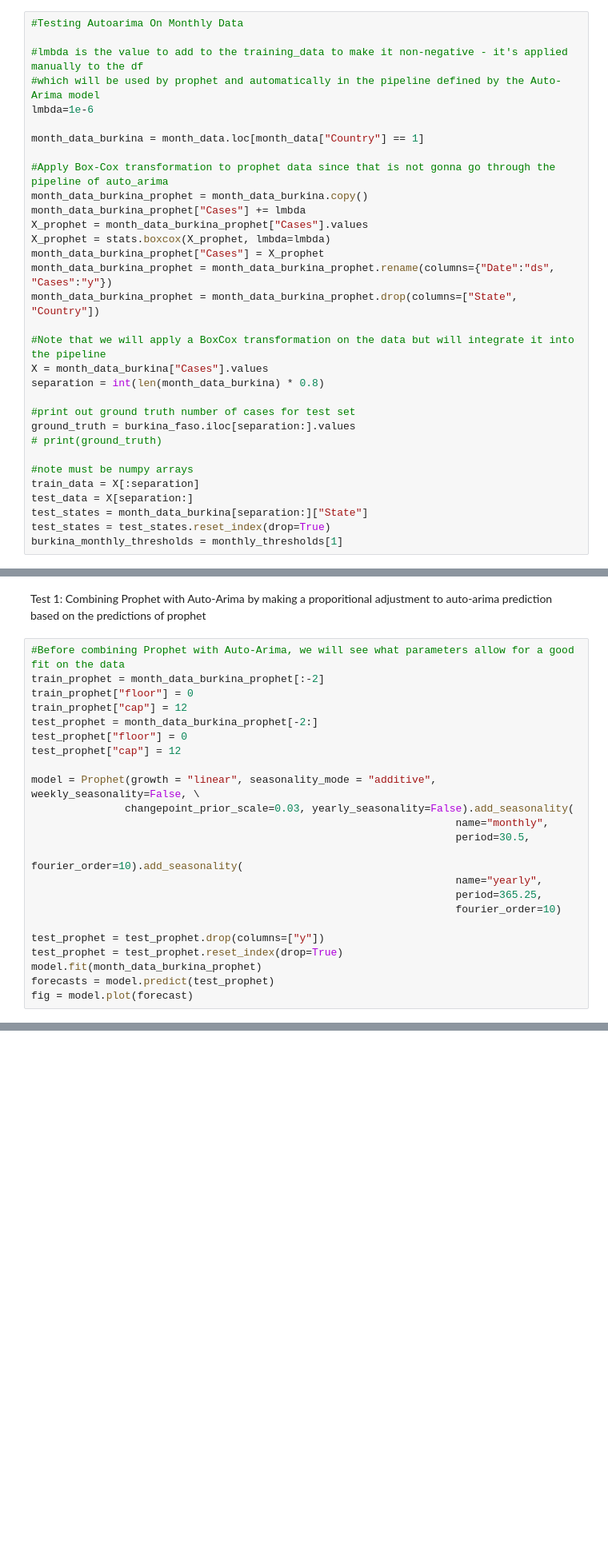
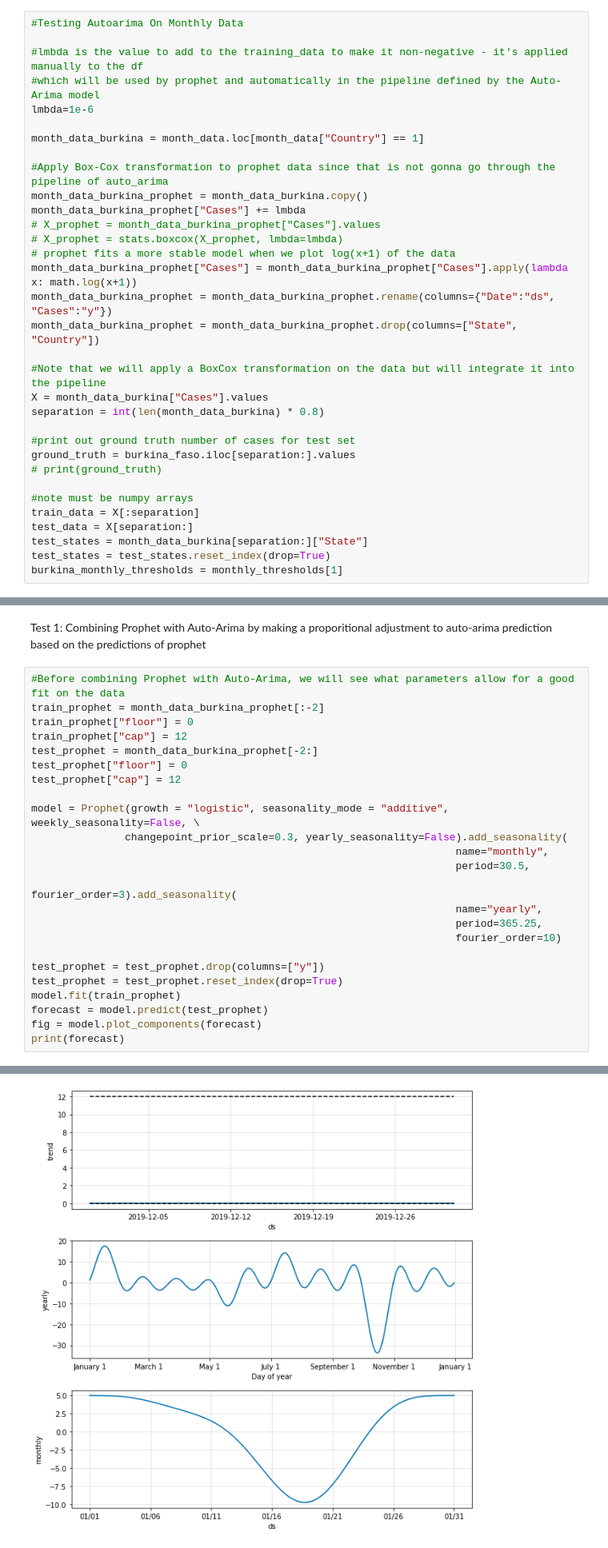
Before and after one commit to amirgamil/Meningitis-Analysis, a Jupyter notebook: Code/Autoregressive Models.ipynb, the cells around one changed output, grey strips where cells are left out. Shown: that part at 80% size. Drawn from its saved outputs; the diff is of its cells as text; blank space fills up the shorter version.

Commit message:
built simple forecasting pipeline

```diff
--- a/Code/Autoregressive Models.ipynb
+++ b/Code/Autoregressive Models.ipynb
@@ -564,9 +561,10 @@ month_data_burkina = month_data.loc[month_data["Country"] == 1]
 #Apply Box-Cox transformation to prophet data since that is not gonna go through the pipeline of auto_arima
 month_data_burkina_prophet = month_data_burkina.copy()
 month_data_burkina_prophet["Cases"] += lmbda
-X_prophet = month_data_burkina_prophet["Cases"].values
-X_prophet = stats.boxcox(X_prophet, lmbda=lmbda)
-month_data_burkina_prophet["Cases"] = X_prophet
+# X_prophet = month_data_burkina_prophet["Cases"].values
+# X_prophet = stats.boxcox(X_prophet, lmbda=lmbda)
+# prophet fits a more stable model when we plot log(x+1) of the data
+month_data_burkina_prophet["Cases"] = month_data_burkina_prophet["Cases"].apply(lambda x: math.log(x+1))
 month_data_burkina_prophet = month_data_burkina_prophet.rename(columns={"Date":"ds", "Cases":"y"})
 month_data_burkina_prophet = month_data_burkina_prophet.drop(columns=["State", "Country"])
 
@@ -648,20 +646,21 @@ test_prophet = month_data_burkina_prophet[-2:]
 test_prophet["floor"] = 0
 test_prophet["cap"] = 12
 
-model = Prophet(growth = "linear", seasonality_mode = "additive", weekly_seasonality=False, \
-               changepoint_prior_scale=0.03, yearly_seasonality=False).add_seasonality(
+model = Prophet(growth = "logistic", seasonality_mode = "additive", weekly_seasonality=False, \
+               changepoint_prior_scale=0.3, yearly_seasonality=False).add_seasonality(
                                                                     name="monthly",
                                                                     period=30.5,
-                                                                    fourier_order=10).add_seasonality(
+                                                                    fourier_order=3).add_seasonality(
                                                                     name="yearly",
                                                                     period=365.25,
                                                                     fourier_order=10)
 
 test_prophet = test_prophet.drop(columns=["y"])
 test_prophet = test_prophet.reset_index(drop=True)
-model.fit(month_data_burkina_prophet)
-forecasts = model.predict(test_prophet)
-fig = model.plot(forecast)
+model.fit(train_prophet)
+forecast = model.predict(test_prophet)
+fig = model.plot_components(forecast)
+print(forecast)
 # %% [output]
 A value is trying to be set on a copy of a slice from a DataFrame.
 Try using .loc[row_indexer,col_indexer] = value instead
@@ -682,0 +699 @@ INFO:fbprophet:Disabling daily seasonality. Run prophet with daily_seasonality=T
+[figure, added]
```
Also changed, not shown: parts of 8 cells of this notebook, 4 other files.
